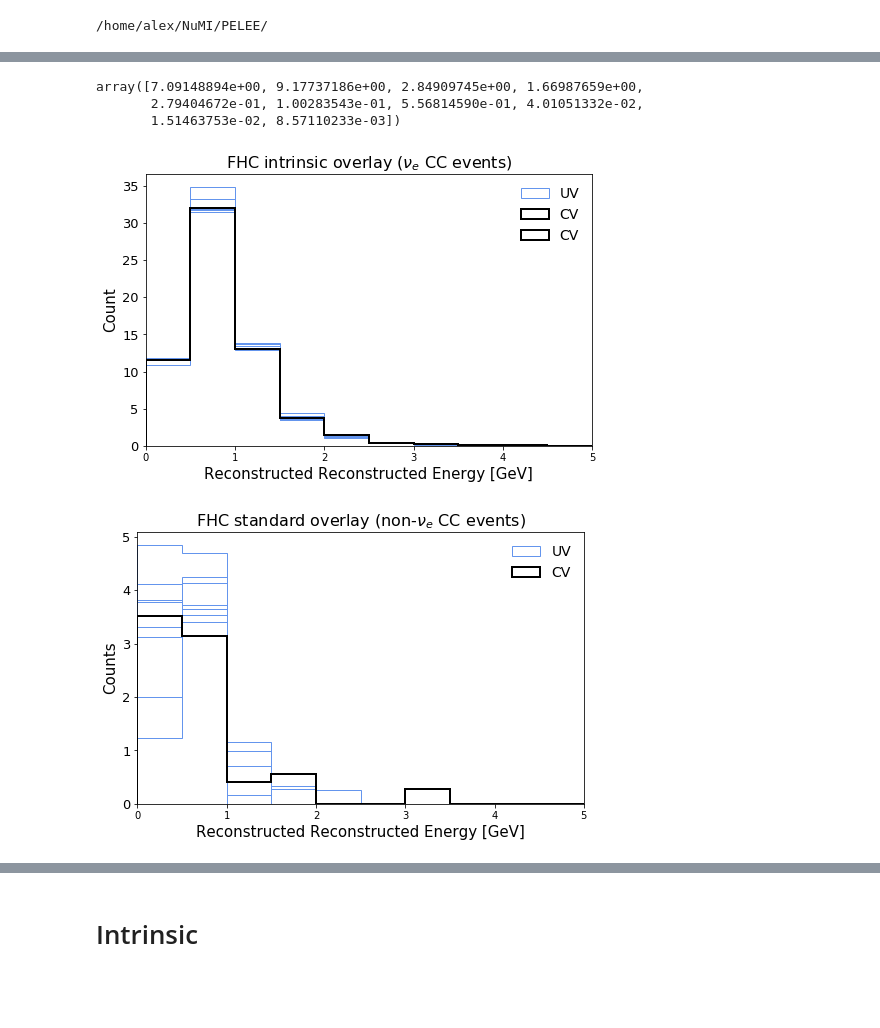
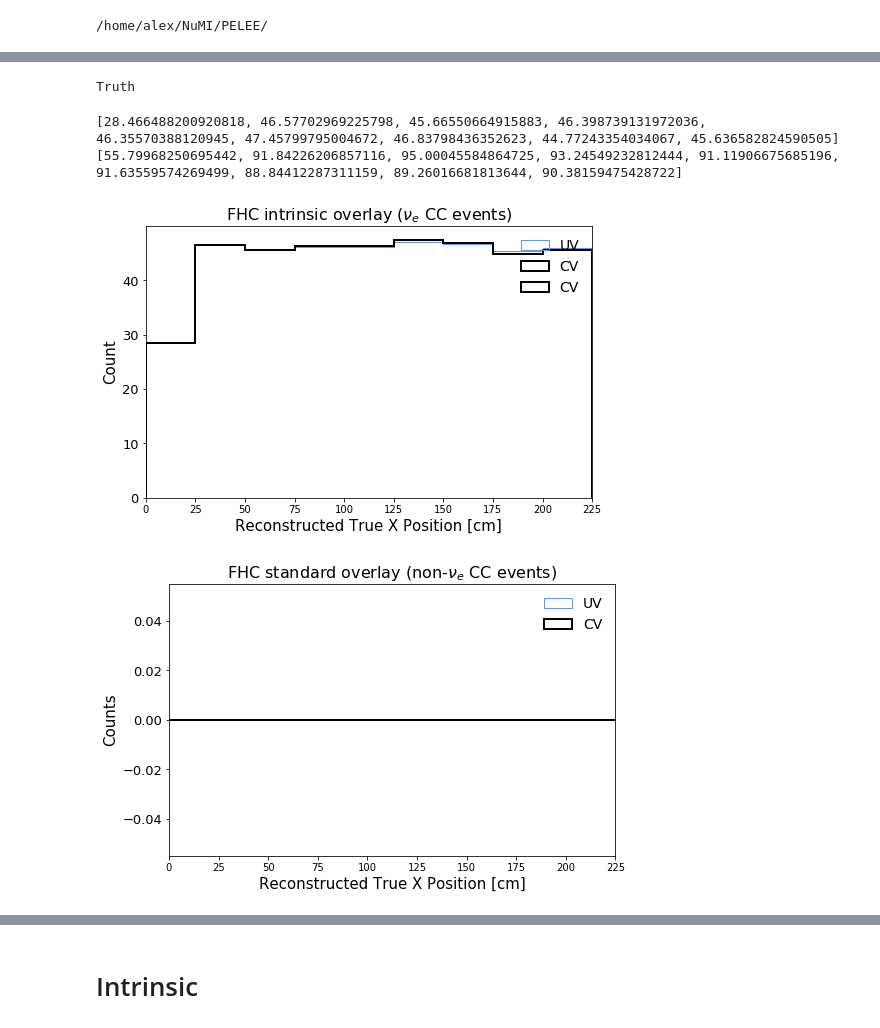
Before and after one commit to afm1g15/PELEE, a Jupyter notebook: DetSys_Calculator.ipynb, the cells around one changed output, grey strips where cells are left out. Saved outputs shown, nothing was run; the diff lists cells and outputs as text; code cells hidden in the pictures; blank space fills up the shorter version.

```diff
--- a/DetSys_Calculator.ipynb
+++ b/DetSys_Calculator.ipynb
@@ -117,16 +203,26 @@ NUE_SEL_QUERY += ' and reco_e > 0.04 and reco_e < 5'
 # %%
 # load bdt model
 bdt_model = xgb.Booster({'nthread': 4})
-bdt_model.load_model('/home/alex/NuMI/bdt_FHC_oct2021_v3.model')
+if isRun3==False:
+    bdt_model.load_model('/home/alex/NuMI/bdt_FHC_may2022_subset.model')
+elif isRun3==True:
+    bdt_model.load_model('/home/alex/NuMI/bdt_RHC_may2022_subset.model')
 
-useBDT = True
+if isTruth == False:
+    useBDT = True
+elif isTruth == True:
+    useBDT = False
 # %%
 training_parameters = [
     "shr_score", "shrmoliereavg", "trkpid",
     "n_showers_contained", "shr_tkfit_dedx_Y", "tksh_distance",
     "tksh_angle", "subcluster", "trkshrhitdist2"]
 # %%
-detvar_dict = {}
+if isCombined == False:
+    detvar_dict = {}
+elif isCombined == True:
+    detvar_dict_run1 = {}
+    detvar_dict_run3 = {}
 # %%
 in_AV_query = "-1.55<=true_nu_vtx_x<=254.8 and -116.5<=true_nu_vtx_y<=116.5 and 0<=true_nu_vtx_z<=1036.8"
 nueCC_query = 'abs(nu_pdg)==12 and ccnc==0 and '+in_AV_query
@@ -298,4 +693,8 @@ plt.close()
 # %%
-detvar_dict['cv_total_bkgd'] = x1+x2+x3
+if isCombined == False:
+    detvar_dict['cv_total_bkgd'] = x1+x2+x3
+elif isCombined == True:
+    detvar_dict_run1['cv_total_bkgd'] = list(x1_run1+x2_run1+x3_run1)
+    detvar_dict_run3['cv_total_bkgd'] = list(x1_run3+x2_run3+x3_run3)
 
-print(x1)
+#print(x2)
@@ -305,3 +721,21 @@ print(x1)
+# %%
+import csv
+
+if isTruth == True:
+    print("Truth")
+
+    with open('nue_detsys_detvar_dict_cut_run1_Sept19.csv', 'w') as f:
+        w = csv.DictWriter(f, detvar_dict_run1.keys())
+        w.writeheader()
+        w.writerow(detvar_dict_run1)
+
+
+    with open('nue_detsys_detvar_dict_cut_run3_Sept19.csv', 'w') as f:
+        w = csv.DictWriter(f, detvar_dict_run3.keys())
+        w.writeheader()
+        w.writerow(detvar_dict_run3)
+# %% [output]
+Truth
 # %%
 x_err = [ round(abs(bins[x+1]-bins[x])/2, 3) for x in range(len(bins)-1) ]
 bin_centers = []
@@ -310,11 +744,14 @@ for a in range(len(bins)-1):
 # %%
 #background should correspond to the dirt?
 
-detvar_dict['cv_total_bkgd']
+if isCombined == False:
+    print(detvar_dict['cv_total_bkgd'])
+elif isCombined == True:
+    print(detvar_dict_run1['cv_total_bkgd'])
+    print(detvar_dict_run3['cv_total_bkgd'])
 # %% [output]
-array([7.09148894e+00, 9.17737186e+00, 2.84909745e+00, 1.66987659e+00,
-       2.79404672e-01, 1.00283543e-01, 5.56814590e-01, 4.01051332e-02,
-       1.51463753e-02, 8.57110233e-03])
+[28.466488200920818, 46.57702969225798, 45.66550664915883, 46.398739131972036, 46.35570388120945, 47.45799795004672, 46.83798436352623, 44.77243354034067, 45.636582824590505]
+[55.79968250695442, 91.84226206857116, 95.00045584864725, 93.24549232812444, 91.11906675685196, 91.63559574269499, 88.84412287311159, 89.26016681813644, 90.38159475428722]
 # %%
 # nue CC variations - does not include LY Attentuation (RHC only)
 
@@ -328,20 +765,20 @@ for variation in detvar_run1_fhc.keys():
         continue
 
     if n==0:
-        plt.hist(bin_centers, bins, histtype='step', weights=detvar_dict[variation+"_intrinsic"],
+        plt.hist(bin_centers, bins, histtype='step', weights=detvar_dict_run1[variation+"_intrinsic"],
              linewidth=1, color='cornflowerblue', label='UV')
 
     else:
-        plt.hist(bin_centers, bins, histtype='step', weights=detvar_dict[variation+"_intrinsic"],
+        plt.hist(bin_centers, bins, histtype='step', weights=detvar_dict_run1[variation+"_intrinsic"],
              linewidth=1, color='cornflowerblue')
 
     n+=1
 
 plt.hist(bin_centers, bins, histtype='step',
-                 weights=detvar_dict['CV_intrinsic'], color='black', label='CV', linewidth=2)
+                 weights=detvar_dict_run1['CV_intrinsic'], color='black', label='CV', linewidth=2)
 
 current = (plt.hist(bin_centers, bins, histtype='step',
-                 weights=detvar_dict['CV_intrinsic'], color='black', label='CV', linewidth=2)[0])
+                 weights=detvar_dict_run1['CV_intrinsic'], color='black', label='CV', linewidth=2)[0])
 
 plt.title('FHC intrinsic overlay ($\\nu_{e}$ CC events)', fontsize=16)
 
@@ -360,7 +797,7 @@ plt.xlim(xlow, xhigh)
 
 plt.show()
 # %% [output]
-[figure, old version]
+[figure, new version]
 # %%
 # nue CC variations - does not include LY Attentuation (RHC only)
 
@@ -374,35 +811,35 @@ for variation in detvar_run1_fhc.keys():
         continue
 
     if n==0:
-        plt.hist(bin_centers, bins, histtype='step', weights=detvar_dict[variation],
+        plt.hist(bin_centers, bins, histtype='step', weights=detvar_dict_run1[variation],
              linewidth=1, color='cornflowerblue', label='UV')
 
     else:
-        plt.hist(bin_centers, bins, histtype='step', weights=detvar_dict[variation],
+        plt.hist(bin_centers, bins, histtype='step', weights=detvar_dict_run1[variation],
              linewidth=1, color='cornflowerblue')
 
     n+=1
 
 plt.hist(bin_centers, bins, histtype='step',
-                 weights=detvar_dict['CV'], color='black', label='CV', linewidth=2)
+                 weights=detvar_dict_run1['CV'], color='black', label='CV', linewidth=2)
 
 
 plt.title('FHC standard overlay (non-$\\nu_{e}$ CC events)', fontsize=16)
 
 plt.ylabel('Counts' , fontsize=15) # 7.59732E20+2.87219E20
 plt.xlabel("Reconstructed "+x_label, fontsize=15)
 
 #plt.xticks(x_ticks, fontsize=13)
 plt.yticks(fontsize=13)
 
 plt.legend(frameon=False, fontsize=14)
 
 plt.xlim(xlow, xhigh)
 
 #plt.savefig("/uboone/data/users/kmiller/uBNuMI_CCNp/plots/combined/detsys_shr_energy_cali_fhc_standard.pdf",
 #            transparent=True, bbox_inches='tight')
 
 plt.show()
 # %% [output]
-[figure, old version]
+[figure, new version]
 # %%
```
Also changed, not shown: parts of 46 cells of this notebook, 13 other files.
